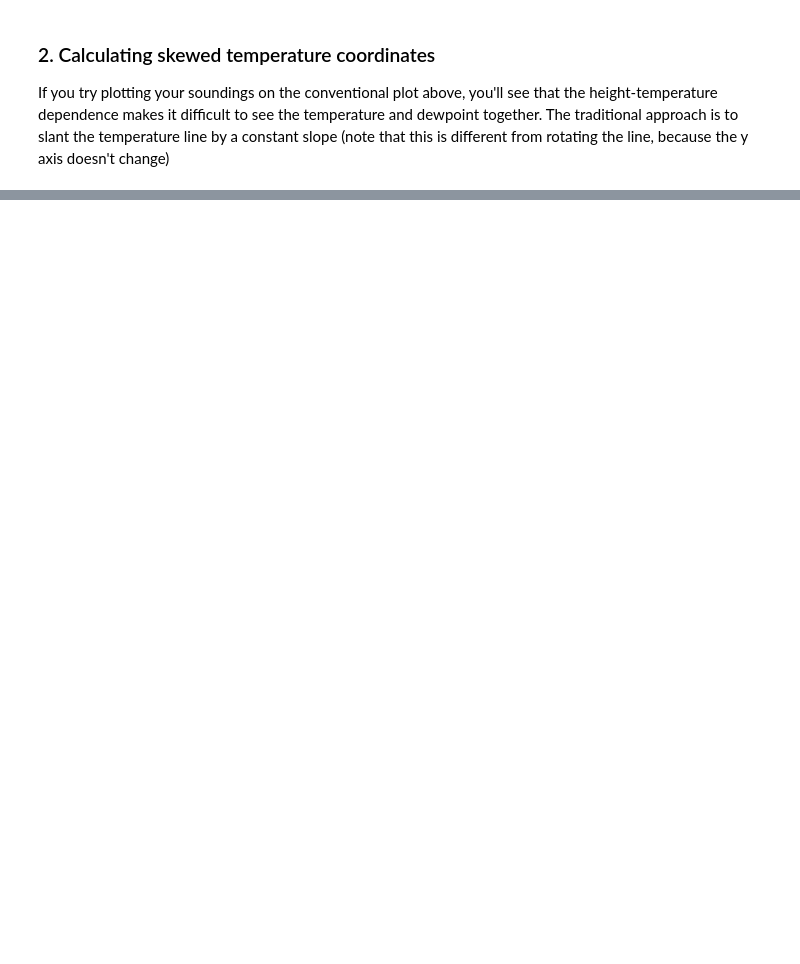
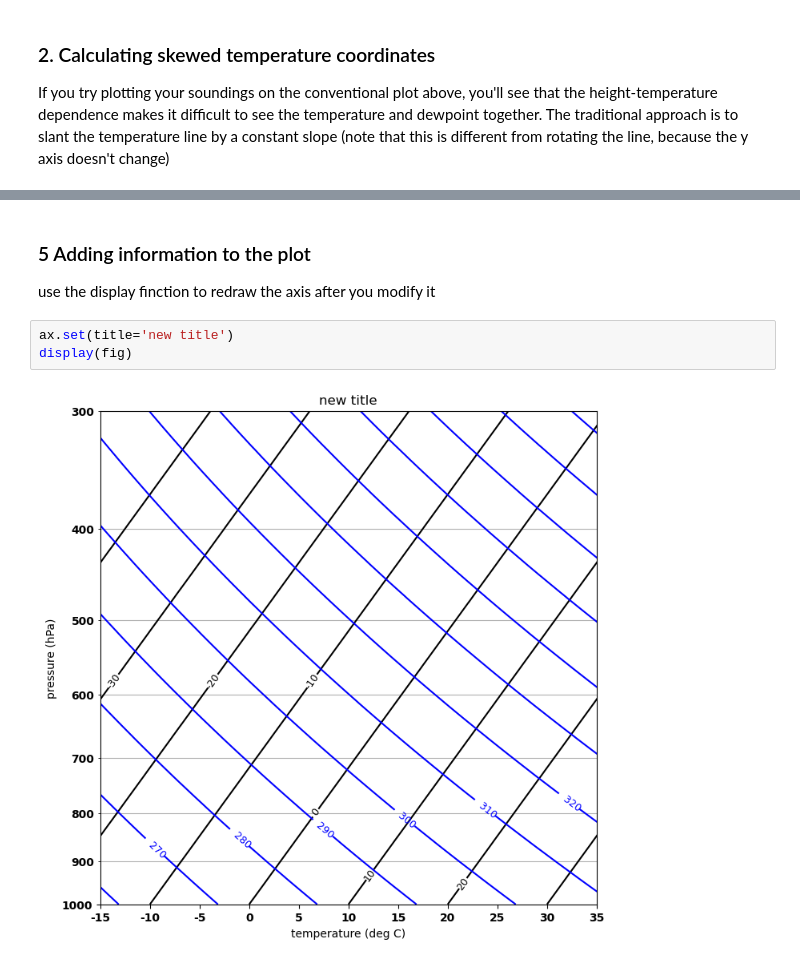
Before and after one commit to phaustin/a405_2024, a Jupyter notebook: notebooks/week2/skew_coords.ipynb, the cells around one changed output, grey strips where cells are left out. Saved outputs shown, nothing was run; the diff lists cells and outputs as text; blank space fills up the shorter version.

```diff
--- a/notebooks/week2/skew_coords.ipynb
+++ b/notebooks/week2/skew_coords.ipynb
@@ -67,0 +274,9 @@ because the y axis doesn't change)
+# %% [markdown]
+### 5 Adding information to the plot
+
+use the display finction to redraw the axis after you modify it
+# %%
+ax.set(title='new title')
+display(fig)
+# %% [output]
+[figure, added]
```
Also changed, not shown: parts of 26 cells of this notebook, 1 other file.
